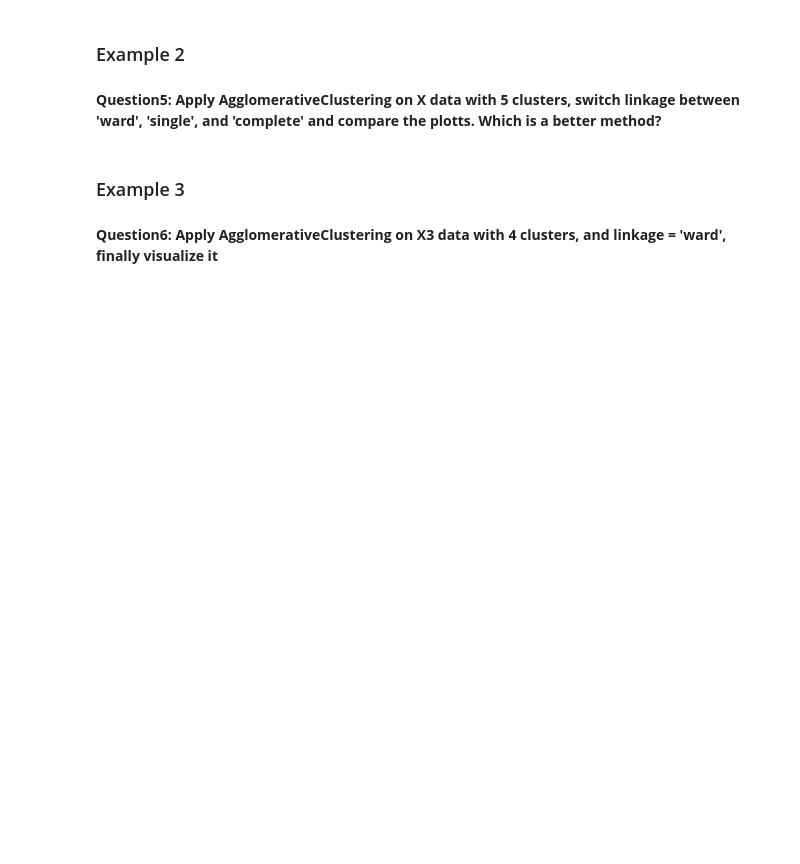
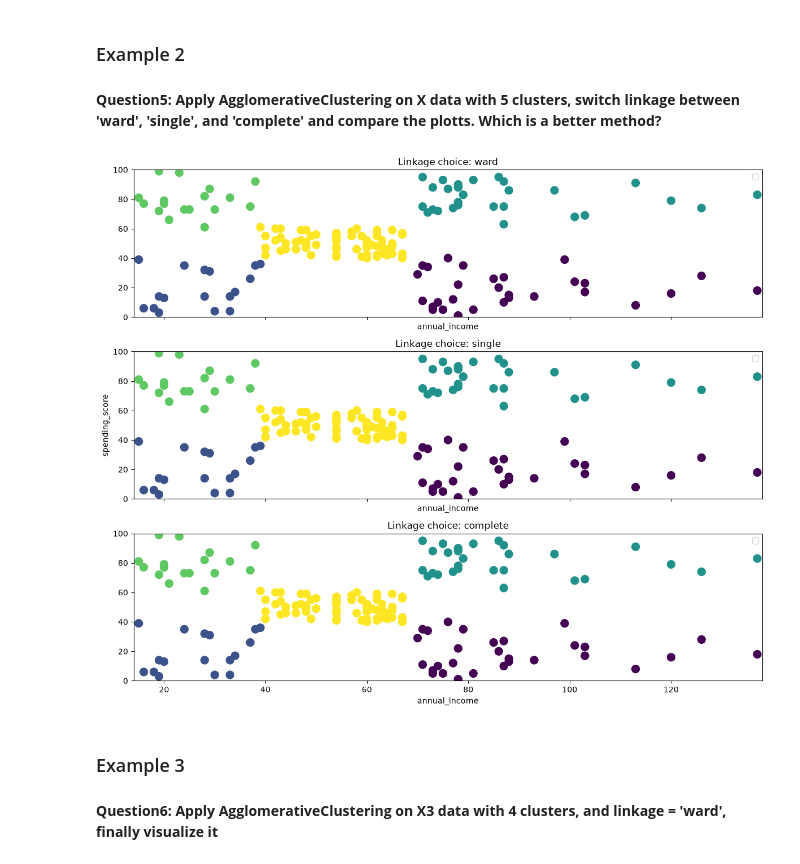
Before and after one commit to myngoc-trg/DA631E_ArtificialIntelligenceForDataScience, a Jupyter notebook: Lab_3/Lab3-Kmeans.ipynb, the cells around one changed output. Cells and saved outputs as stored; diff of their text form; code cells hidden in the pictures; blank space fills up the shorter version.

```diff
--- a/Lab_3/Lab3-Kmeans.ipynb
+++ b/Lab_3/Lab3-Kmeans.ipynb
@@ -249,12 +253,31 @@ cols = ['gender', 'age', 'annual_income', 'spending_score']
 idx = [2, 3]
 X = X_train[:, idx].copy()
 # %%
-agg = .........................................................   #complete this code
-agg.fit(X)
+linkages = ["ward", "single", "complete"]
+agg_models = {}
 
-labels = agg.labels_
+fig, axes = plt.subplots(nrows=len(linkages), ncols=1, figsize=(12,10),sharex=True, sharey=True)
 
-plt.scatter(X[:, 0], X[:, 1], s=100, c=labels);
+for linkage in linkages:
+    agg_models['linkage'] =  AgglomerativeClustering(n_clusters=5, linkage=linkage)
+    agg_models['linkage'].fit(X)
+
+for ax, l in zip(axes, linkages):
+    labels = agg_models['linkage'].labels_
+    ax.scatter(X[:, 0], X[:, 1], s=100, c=labels,)
+
+    ax.set_title(f'Linkage choice: {l}')
+    ax.set_xlabel(cols[idx[0]])
+    ax.set_xlim(x_min, x_max)
+    ax.set_ylim(y_min, y_max)
+    ax.legend()
+
+axes[len(linkages)//2].set_ylabel(cols[idx[1]])
+
+fig.tight_layout()
+plt.show()
+# %% [output]
+[figure, added]
 # %% [markdown]
 ### Example 3
 # %% [markdown]
```
Also changed, not shown: parts of 3 cells of this notebook, 1 other file.
